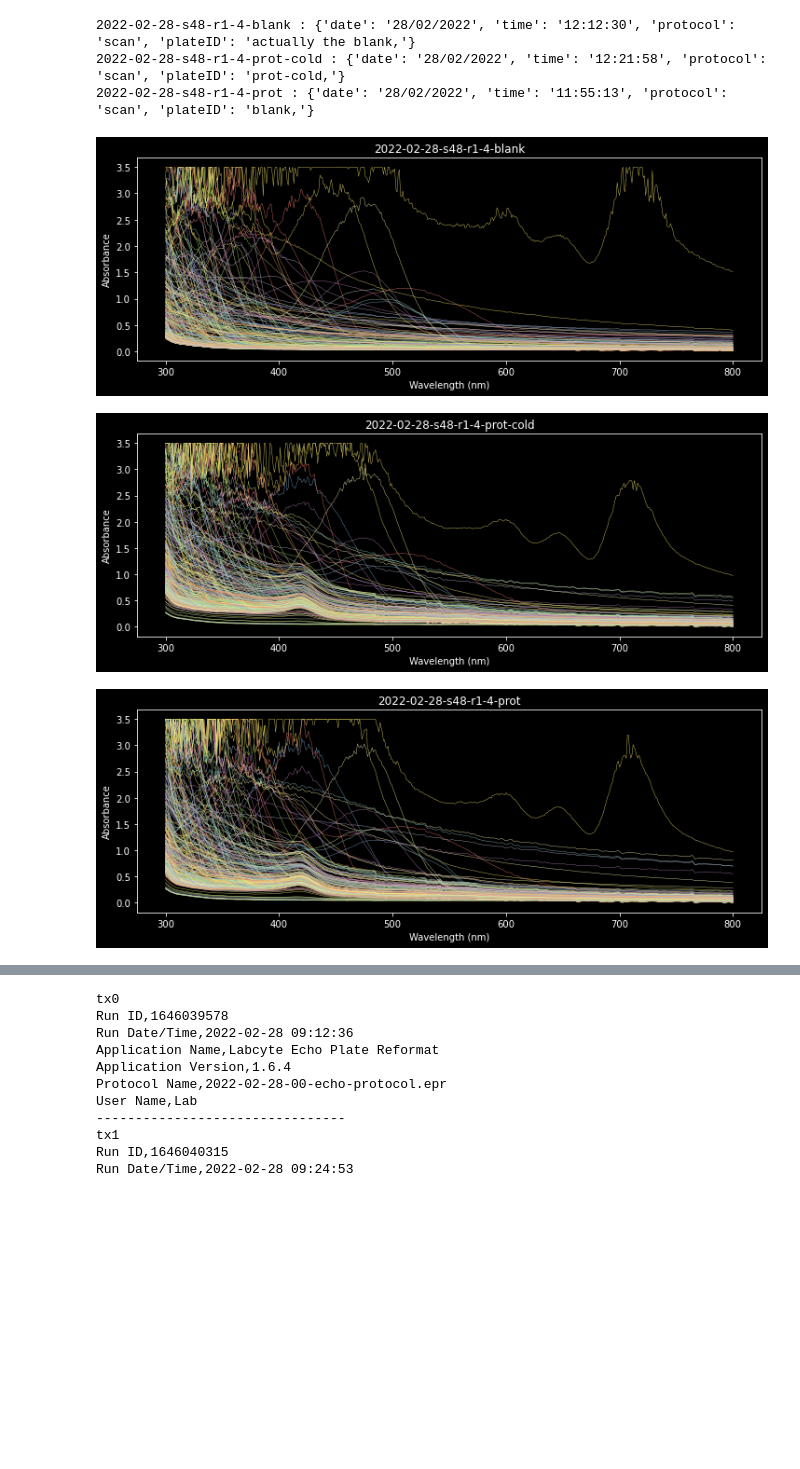
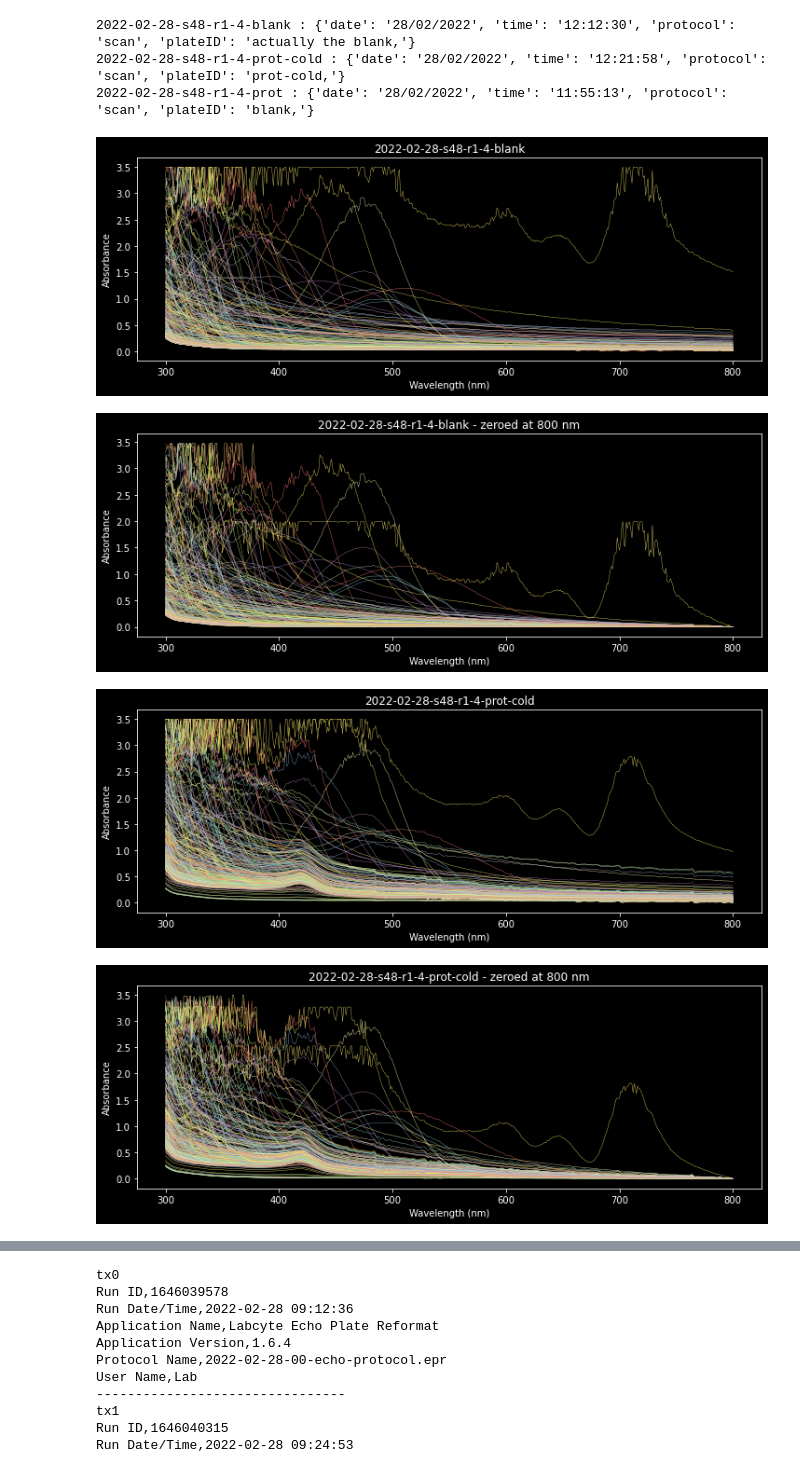
Before and after one commit to TrellixVulnTeam/screening-fist_OO2T, a Jupyter notebook: nb/00-pilot/00-analysis.ipynb, the cells around one changed output, grey strips where cells are left out. Saved outputs shown, nothing was run; the diff lists cells and outputs as text; code cells hidden in the pictures; blank space fills up the shorter version.

```diff
--- a/nb/00-pilot/00-analysis.ipynb
+++ b/nb/00-pilot/00-analysis.ipynb
@@ -64,16 +64,21 @@ for i in data:
 # %%
 def plot(df, title=''):
     plt.figure(figsize=(12,4))
     for j in df.index:
         plt.plot(df.loc[j,:],lw=0.4, alpha=0.9)
     plt.xlabel('Wavelength (nm)')
     plt.ylabel('Absorbance')
     plt.title(title)
     plt.show()
 
+
+zero800 = lambda df : df.sub(df.loc[:,800], axis=0)
+
 for i in data:
      plot(data[i].df, i)
+     plot(zero800(data[i].df), f'{i} - zeroed at 800 nm')
 # %% [output]
 [figure]
-[figure, old version]
+[figure, new version]
-[figure, old version]
+[figure, new version]
+[figure, added]
```
Also changed, not shown: parts of 7 cells of this notebook.
